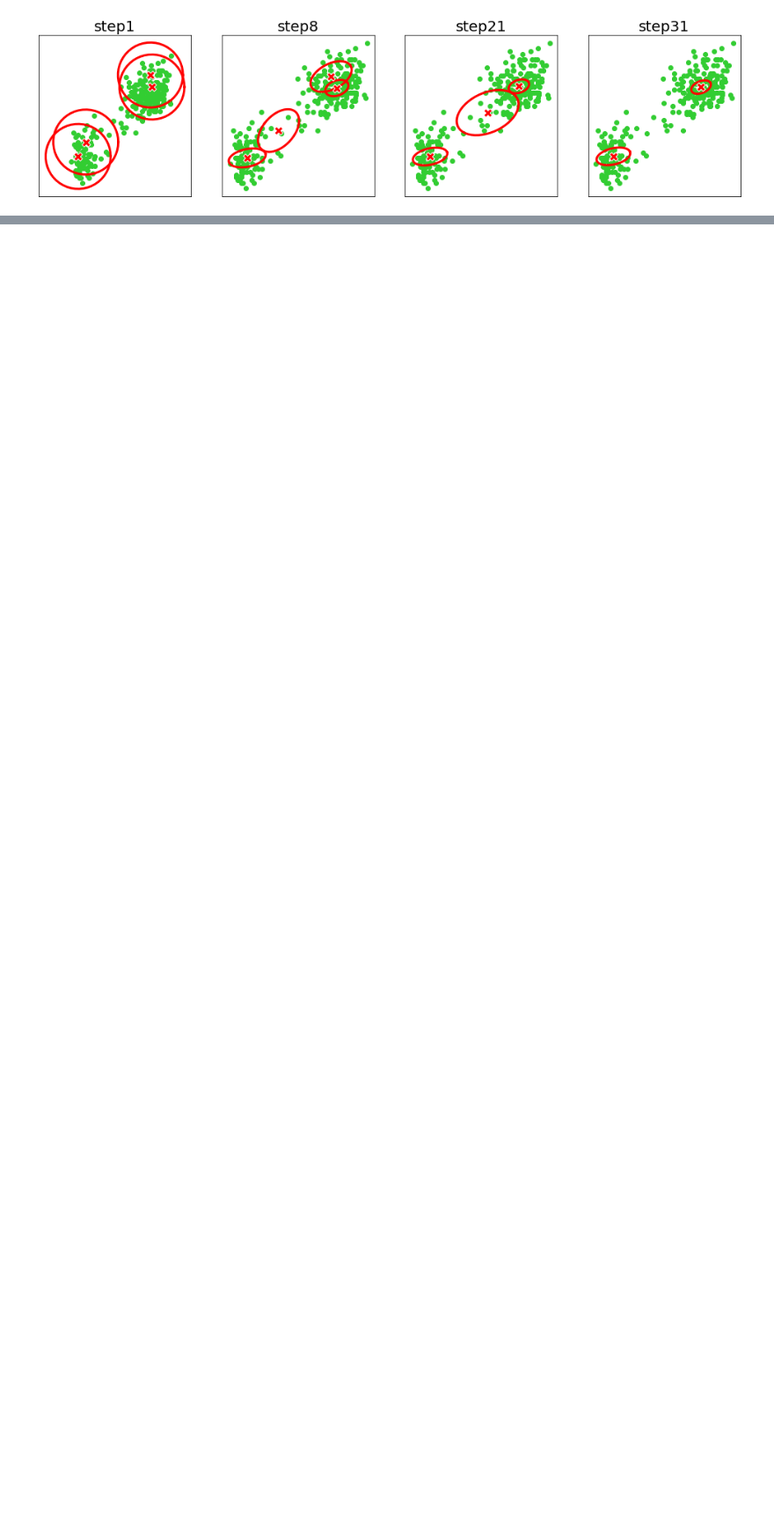
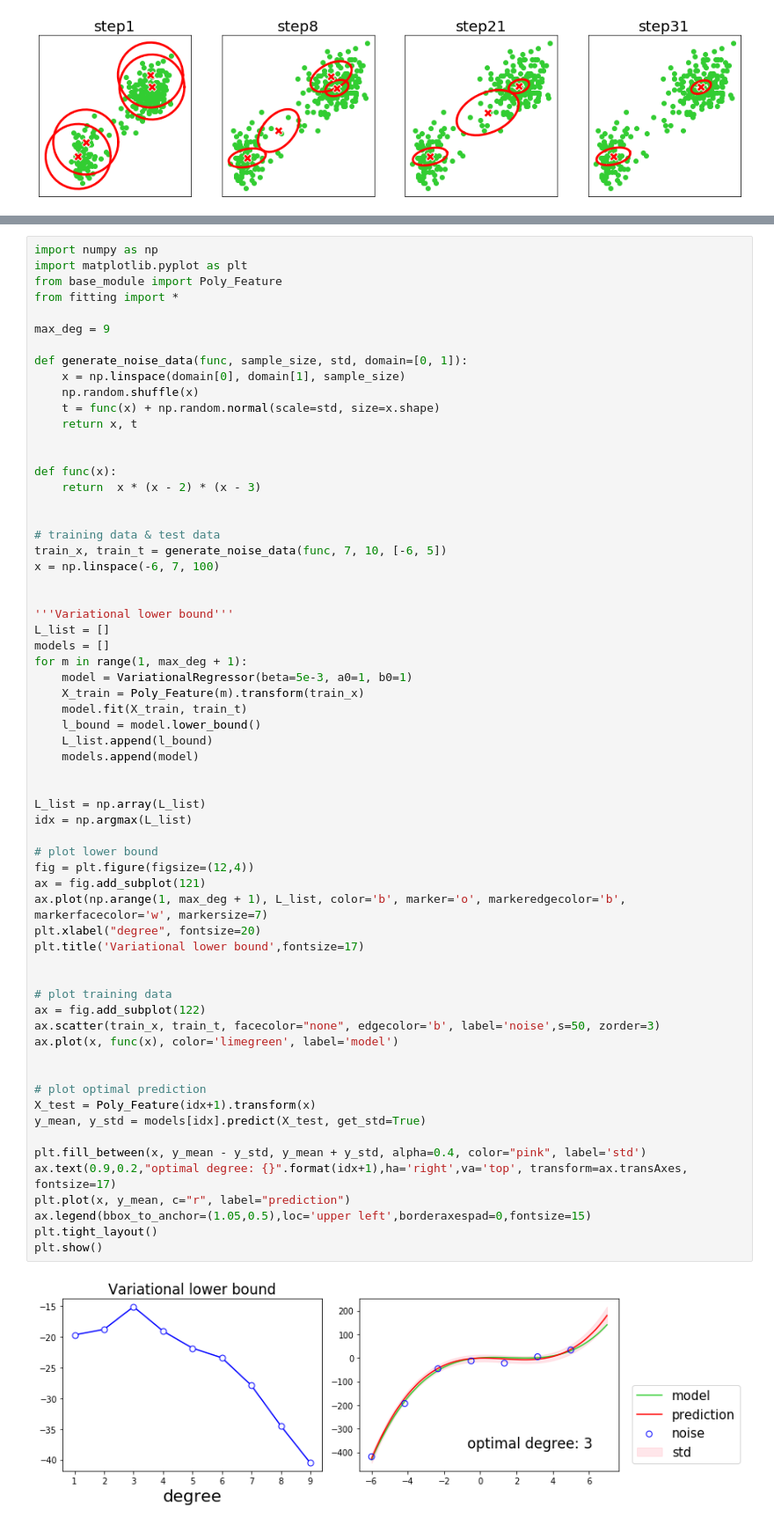
Before and after one commit to oilneck/prml_python, a Jupyter notebook: Notebook/chapter10.ipynb, the cells around one changed output, grey strips where cells are left out. Shown at 88% size. Saved outputs shown, nothing was run; the diff lists cells and outputs as text; blank space fills up the shorter version.

```diff
--- a/Notebook/chapter10.ipynb
+++ b/Notebook/chapter10.ipynb
@@ -147,0 +191,65 @@ plt.show()
+# %%
+import numpy as np
+import matplotlib.pyplot as plt
+from base_module import Poly_Feature
+from fitting import *
+
+max_deg = 9
+
+def generate_noise_data(func, sample_size, std, domain=[0, 1]):
+    x = np.linspace(domain[0], domain[1], sample_size)
+    np.random.shuffle(x)
+    t = func(x) + np.random.normal(scale=std, size=x.shape)
+    return x, t
+
+
+def func(x):
+    return  x * (x - 2) * (x - 3)
+
+
+# training data & test data
+train_x, train_t = generate_noise_data(func, 7, 10, [-6, 5])
+x = np.linspace(-6, 7, 100)
+
+
+'''Variational lower bound'''
+L_list = []
+models = []
+for m in range(1, max_deg + 1):
+    model = VariationalRegressor(beta=5e-3, a0=1, b0=1)
+    X_train = Poly_Feature(m).transform(train_x)
+    model.fit(X_train, train_t)
+    l_bound = model.lower_bound()
+    L_list.append(l_bound)
+    models.append(model)
+
+
+L_list = np.array(L_list)
+idx = np.argmax(L_list)
+
+# plot lower bound
+fig = plt.figure(figsize=(12,4))
+ax = fig.add_subplot(121)
+ax.plot(np.arange(1, max_deg + 1), L_list, color='b', marker='o', markeredgecolor='b', markerfacecolor='w', markersize=7)
+plt.xlabel("degree", fontsize=20)
+plt.title('Variational lower bound',fontsize=17)
+
+
+# plot training data
+ax = fig.add_subplot(122)
+ax.scatter(train_x, train_t, facecolor="none", edgecolor='b', label='noise',s=50, zorder=3)
+ax.plot(x, func(x), color='limegreen', label='model')
+
+
+# plot optimal prediction
+X_test = Poly_Feature(idx+1).transform(x)
+y_mean, y_std = models[idx].predict(X_test, get_std=True)
+
+plt.fill_between(x, y_mean - y_std, y_mean + y_std, alpha=0.4, color="pink", label='std')
+ax.text(0.9,0.2,"optimal degree: {}".format(idx+1),ha='right',va='top', transform=ax.transAxes, fontsize=17)
+plt.plot(x, y_mean, c="r", label="prediction")
+ax.legend(bbox_to_anchor=(1.05,0.5),loc='upper left',borderaxespad=0,fontsize=15)
+plt.tight_layout()
+plt.show()
+# %% [output]
+[figure, added]
```
Also changed, not shown: parts of 4 cells of this notebook.
